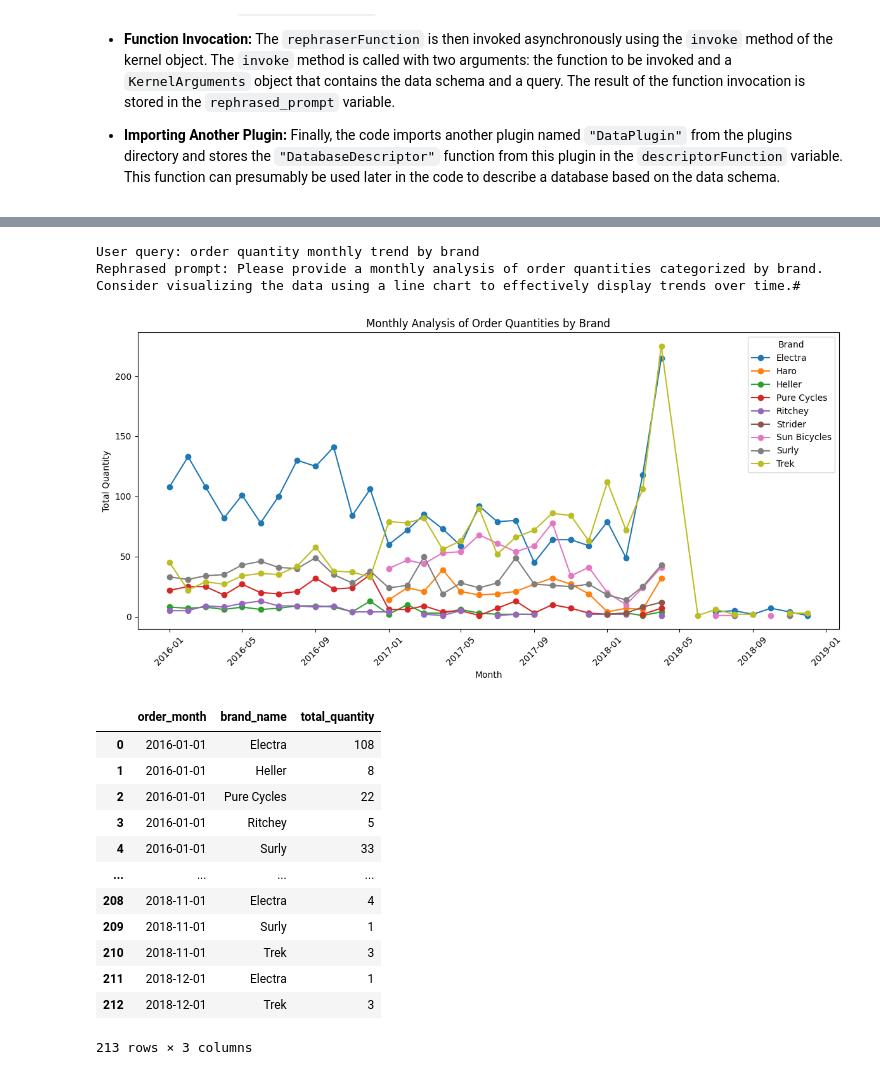
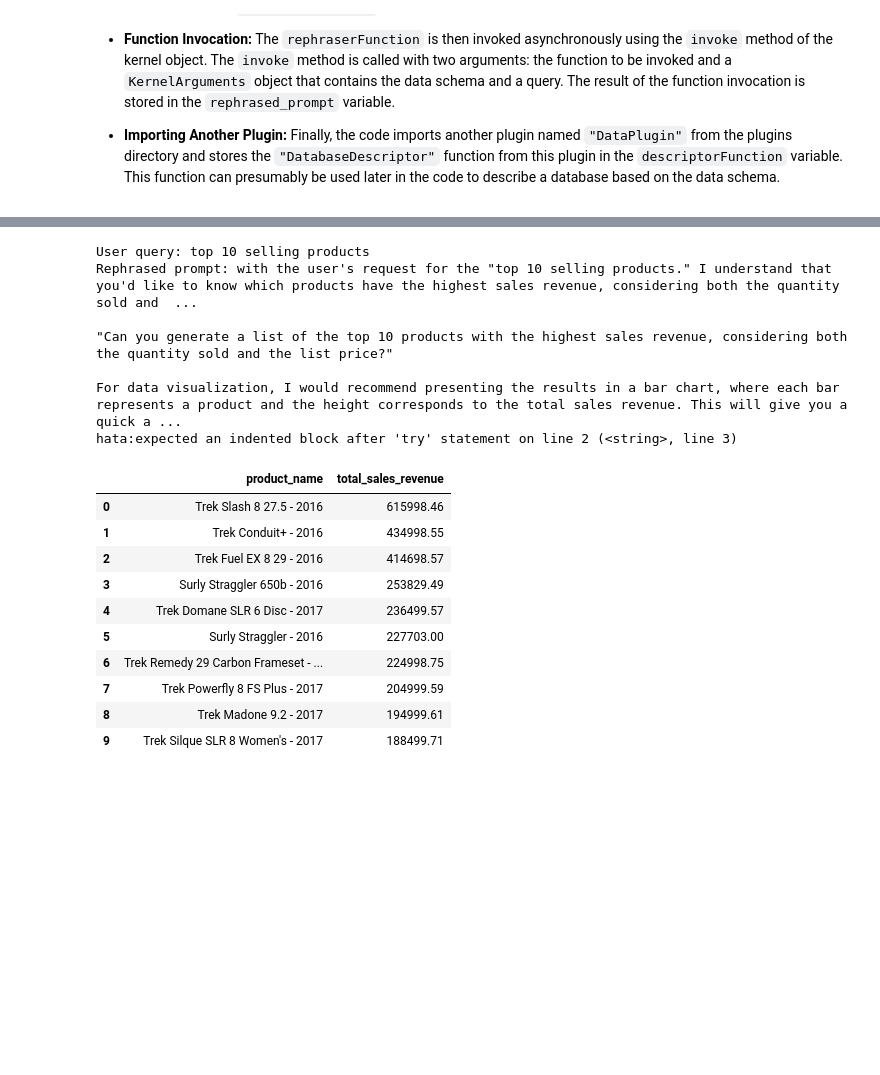
Before and after one commit to baykalucar/SemanticQueries, a Jupyter notebook: demo.ipynb, the cells around one changed output, grey strips where cells are left out. Cells and saved outputs as stored; diff of their text form; code cells hidden in the pictures; blank space fills up the shorter version.

```diff
--- a/demo.ipynb
+++ b/demo.ipynb
@@ -60,19 +109,21 @@ Rephrased prompt: Analyze the monthly sales volume trends for each bicycle brand
 # %%
-await PromptToQueryResult(prompt_rephrase=True, debug=False ,selected_service=Service.AzureOpenAI, huggingface_model="Llama318BInstruct", model_mode="chat")
+await PromptToQueryResult(prompt_rephrase=True, debug=False ,selected_service=Service.HuggingFace, model_name="mistralaiMixtral8xbInstruct01", model_mode="chat")
 # %% [output]
-User query: order quantity monthly trend by brand
-Rephrased prompt: Please provide a monthly analysis of order quantities categorized by brand. Consider visualizing the data using a line chart to effectively display trends over time.#
+User query: top 10 selling products
+Rephrased prompt: with the user's request for the "top 10 selling products." I understand that you'd like to know which products have the highest sales revenue, considering both the quantity sold and  ...
+
+"Can you generate a list of the top 10 products with the highest sales revenue, considering both the quantity sold and the list price?"
+
+For data visualization, I would recommend presenting the results in a bar chart, where each bar represents a product and the height corresponds to the total sales revenue. This will give you a quick a ...
+hata:expected an indented block after 'try' statement on line 2 (<string>, line 3)
-[figure, removed]
-|  | order_month | brand_name | total_quantity |
-| 0 | 2016-01-01 | Electra | 108 |
-| 1 | 2016-01-01 | Heller | 8 |
-| 2 | 2016-01-01 | Pure Cycles | 22 |
-| 3 | 2016-01-01 | Ritchey | 5 |
-| 4 | 2016-01-01 | Surly | 33 |
-| ... | ... | ... | ... |
-| 208 | 2018-11-01 | Electra | 4 |
-| 209 | 2018-11-01 | Surly | 1 |
-| 210 | 2018-11-01 | Trek | 3 |
-| 211 | 2018-12-01 | Electra | 1 |
-| 212 | 2018-12-01 | Trek | 3 |
+|  | product_name | total_sales_revenue |
+| 0 | Trek Slash 8 27.5 - 2016 | 615998.46 |
+| 1 | Trek Conduit+ - 2016 | 434998.55 |
+| 2 | Trek Fuel EX 8 29 - 2016 | 414698.57 |
+| 3 | Surly Straggler 650b - 2016 | 253829.49 |
+| 4 | Trek Domane SLR 6 Disc - 2017 | 236499.57 |
+| 5 | Surly Straggler - 2016 | 227703.00 |
+| 6 | Trek Remedy 29 Carbon Frameset - ... | 224998.75 |
+| 7 | Trek Powerfly 8 FS Plus - 2017 | 204999.59 |
+| 8 | Trek Madone 9.2 - 2017 | 194999.61 |
+| 9 | Trek Silque SLR 8 Women's - 2017 | 188499.71 |
-213 rows × 3 columns
```
Also changed, not shown: parts of 8 cells of this notebook, 7 other files.
